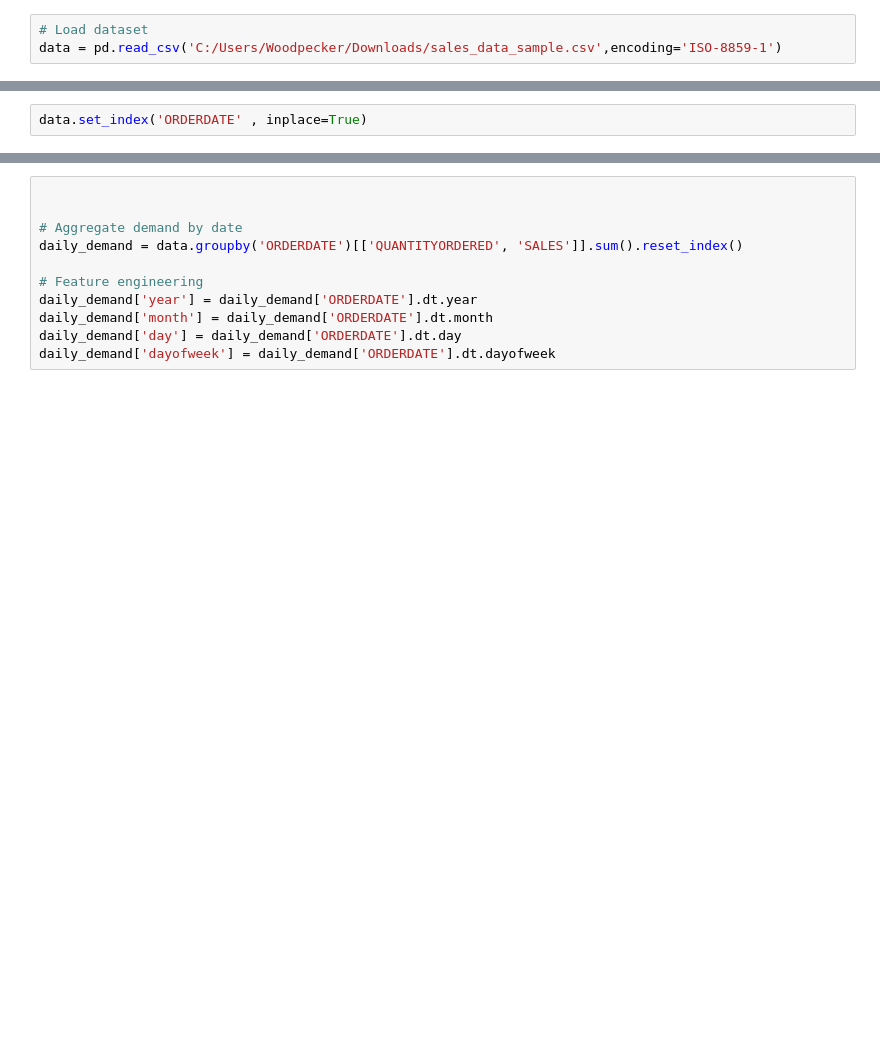
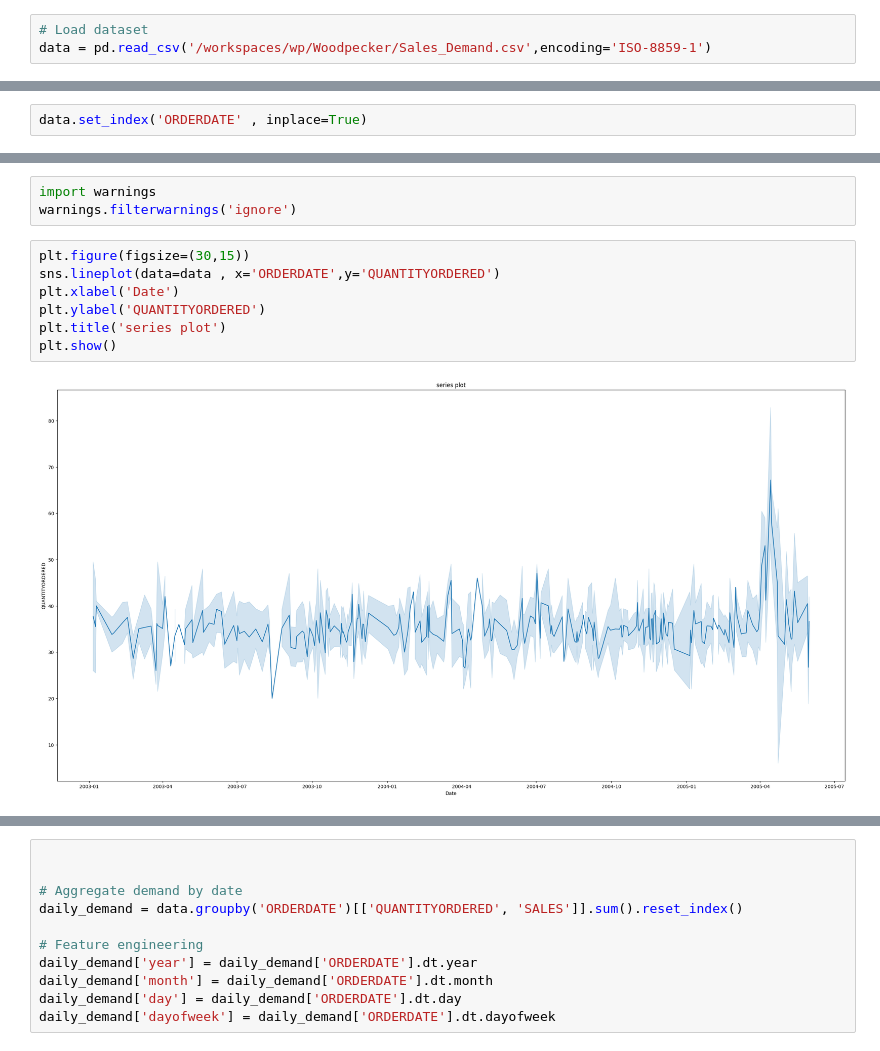
Before and after one commit to Rutuja6299/Woodpecker, a Jupyter notebook: Demand_forecast_.ipynb, the cells around one changed output, grey strips where cells are left out. Drawn from its saved outputs; the diff is of its cells as text; blank space fills up the shorter version.

```diff
--- a/Demand_forecast_.ipynb
+++ b/Demand_forecast_.ipynb
@@ -13,6 +28,6 @@ from statsmodels.tsa.stattools import adfuller
 from statsmodels.tsa.seasonal import seasonal_decompose
 # %%
 # Load dataset
-data = pd.read_csv('C:/Users/Woodpecker/Downloads/sales_data_sample.csv',encoding='ISO-8859-1')
+data = pd.read_csv('/workspaces/wp/Woodpecker/Sales_Demand.csv',encoding='ISO-8859-1')
 # %%
 data.head()
@@ -45,3 +123,15 @@ plt.show()
+# %%
+import warnings
+warnings.filterwarnings('ignore')
+# %%
+plt.figure(figsize=(30,15))
+sns.lineplot(data=data , x='ORDERDATE',y='QUANTITYORDERED')
+plt.xlabel('Date')
+plt.ylabel('QUANTITYORDERED')
+plt.title('series plot')
+plt.show()
+# %% [output]
+[figure, added]
 # %%
 # Select only numeric columns
 numeric_data = data.select_dtypes(include=['number'])
```
Also changed, not shown: parts of 20 cells of this notebook.
